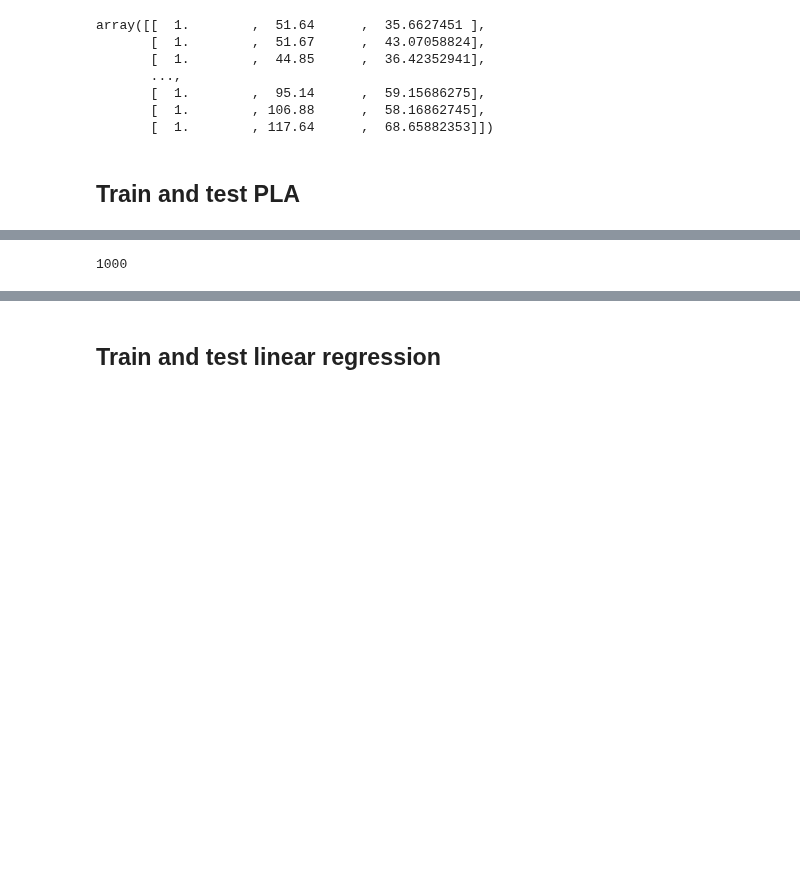
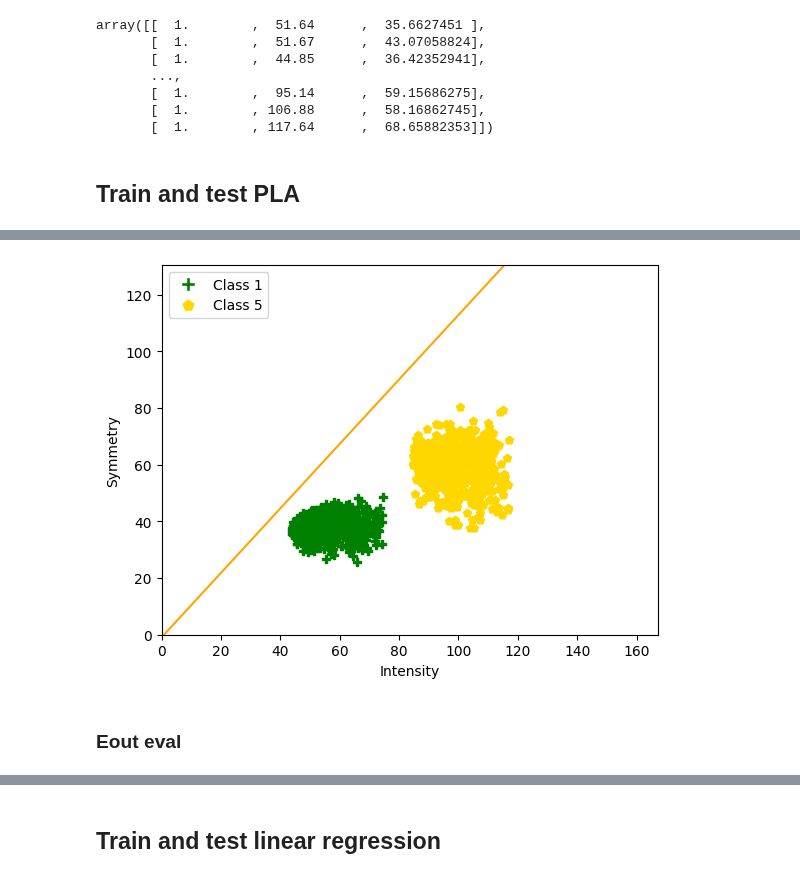
Before and after one commit to limafernando/ppgi-am, a Jupyter notebook: digits/1x5.ipynb, the cells around one changed output, grey strips where cells are left out. Saved outputs shown, nothing was run; the diff lists cells and outputs as text; code cells hidden in the pictures; blank space fills up the shorter version.

Commit message:
FIx show_model_line plot

```diff
--- a/digits/1x5.ipynb
+++ b/digits/1x5.ipynb
@@ -89,7 +100,15 @@ compute_acc(Y_train_1x5, Y_pred)
-# %%
-it
-# %% [output]
-1000
+# %%
+show_model_line(
+    pd.DataFrame(X_train_1x5, columns=["bias", "intensity", "symmetry"]),
+    pd.DataFrame(Y_train_1x5, columns=["label"]),
+    d1=1,
+    d2=5,
+    w=w,
+)
+# %% [output]
+[figure, added]
+# %% [markdown]
+### Eout eval
 # %%
 Y_pred = pla_model.predict(X_test_1x5, w)
 compute_acc(Y_test_1x5, Y_pred)
```
Also changed, not shown: parts of 19 cells of this notebook, 2 other files.
